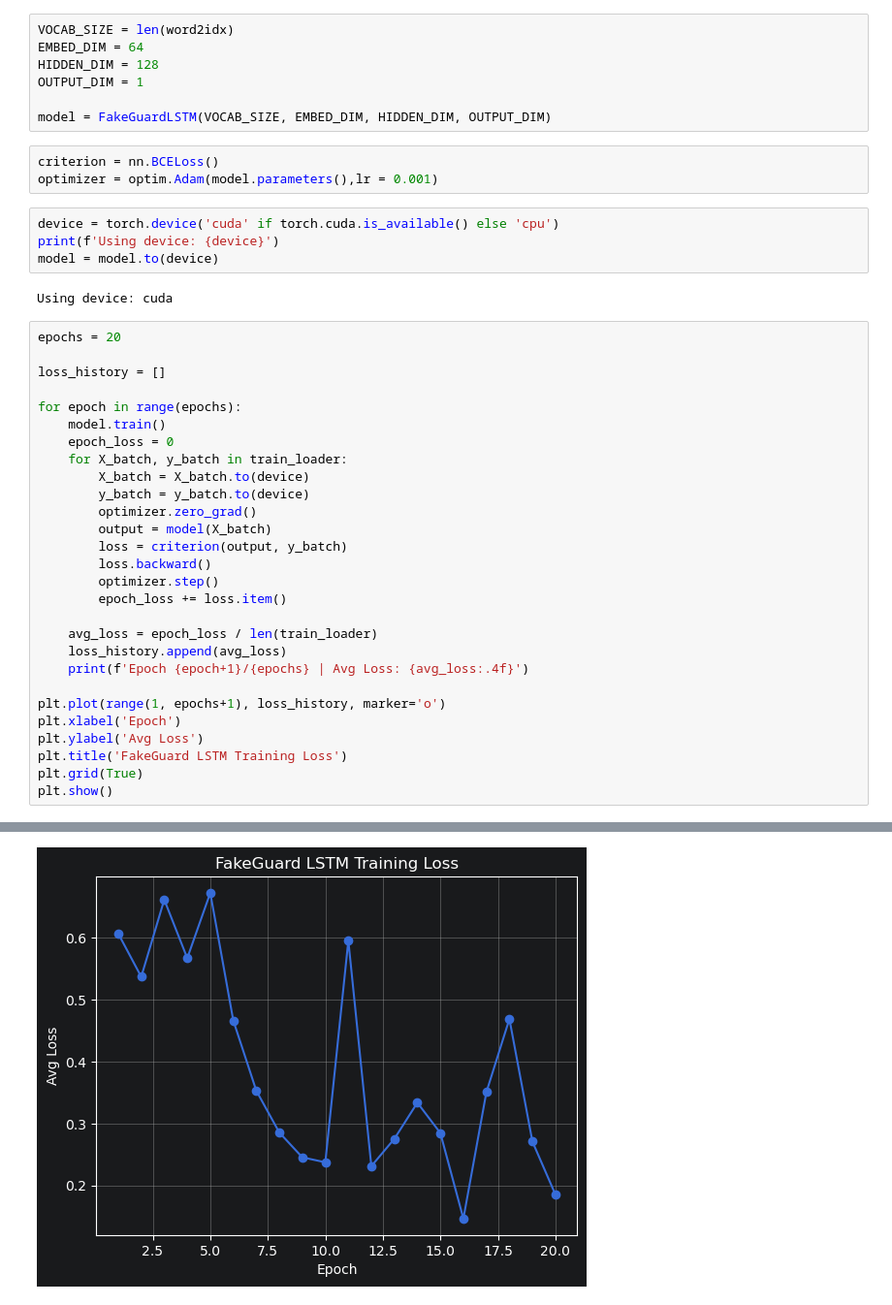
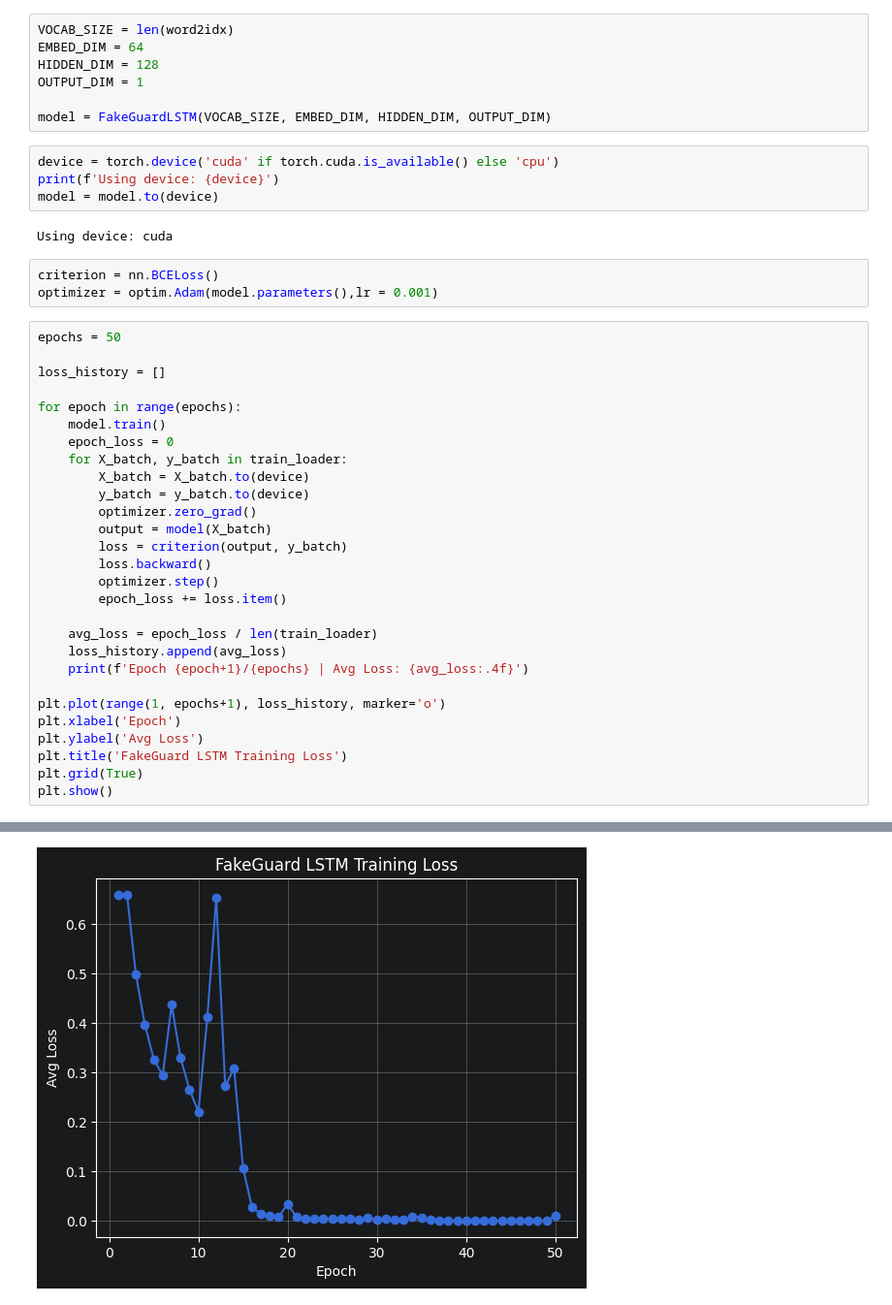
Before and after one commit to aviksarkar0204-stack/TruthScanAI, a Jupyter notebook: notebooks/LSTM_Embedding.ipynb, the cells around one changed output, grey strips where cells are left out. Shown at 97% size. Saved outputs shown, nothing was run; the diff lists cells and outputs as text.

Commit message:
Increase training epochs to 50 and update execution metadata in LSTM_Embedding notebook

```diff
--- a/notebooks/LSTM_Embedding.ipynb
+++ b/notebooks/LSTM_Embedding.ipynb
@@ -115,17 +115,17 @@ HIDDEN_DIM = 128
 OUTPUT_DIM = 1
 
 model = FakeGuardLSTM(VOCAB_SIZE, EMBED_DIM, HIDDEN_DIM, OUTPUT_DIM)
+# %%
+device = torch.device('cuda' if torch.cuda.is_available() else 'cpu')
+print(f'Using device: {device}')
+model = model.to(device)
+# %% [output]
+Using device: cuda
 # %%
 criterion = nn.BCELoss()
 optimizer = optim.Adam(model.parameters(),lr = 0.001)
-# %%
-device = torch.device('cuda' if torch.cuda.is_available() else 'cpu')
-print(f'Using device: {device}')
-model = model.to(device)
-# %% [output]
-Using device: cuda
 # %%
-epochs = 20
+epochs = 50
 
 loss_history = []
 
@@ -176,4 +173,4 @@ Epoch 20/20 | Avg Loss: 0.1854
-[figure, old version]
+[figure, new version]
 # %%
 model.eval()
 correct = 0
```
Also changed, not shown: parts of 6 cells of this notebook.
